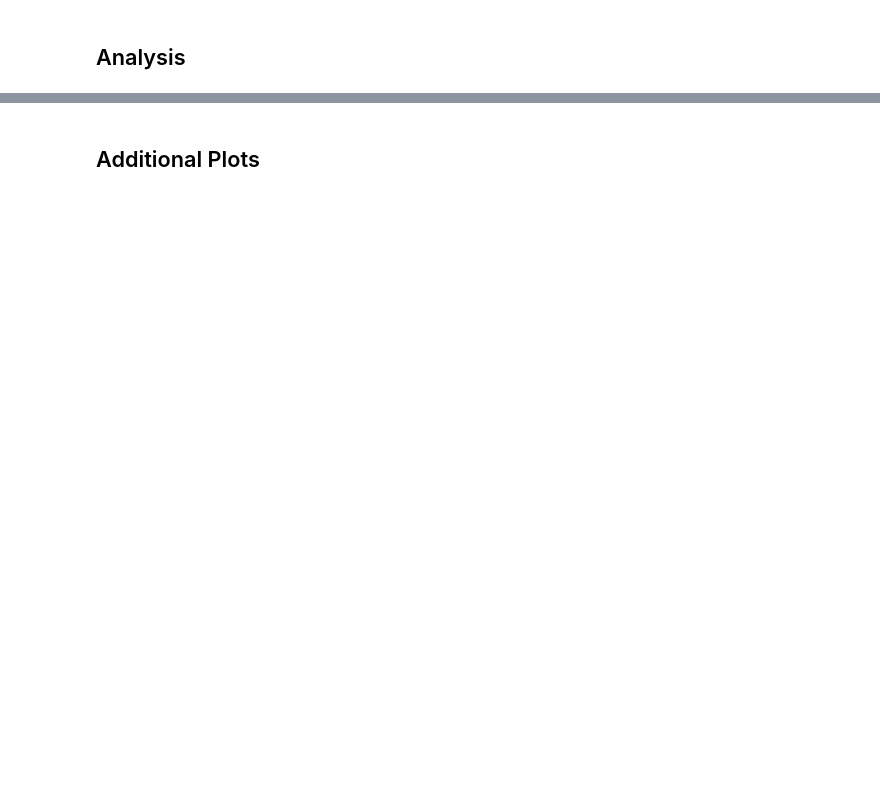
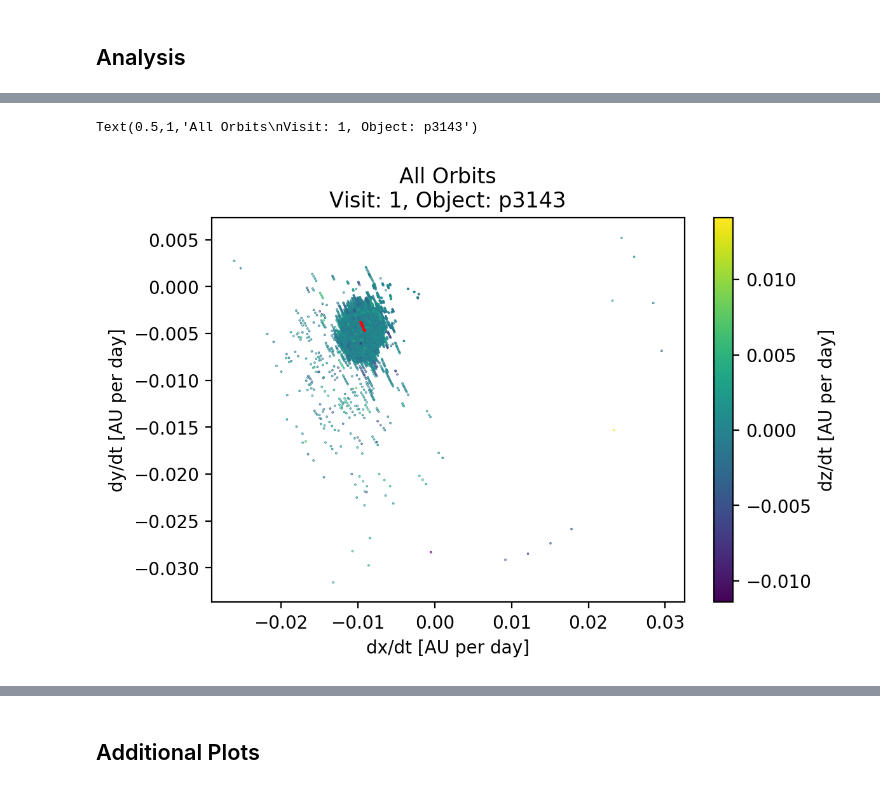
Before and after one commit to moeyensj/thor, a Jupyter notebook: notebooks/dev_msst.ipynb, the cells around one changed output, grey strips where cells are left out. Saved outputs shown, nothing was run; the diff lists cells and outputs as text; code cells hidden in the pictures; blank space fills up the shorter version.

```diff
--- a/notebooks/dev_msst.ipynb
+++ b/notebooks/dev_msst.ipynb
@@ -208,6 +211,22 @@ Text(2.60683,27.5298,'Found objects: 837')
 found_obs = projected_obs[projected_obs[columnMapping["name"]].isin(allObjects[allObjects["found"] == 1][columnMapping["name"]])]
 missed_obs = projected_obs[projected_obs[columnMapping["name"]].isin((allObjects[(allObjects["found"] == 0) & (allObjects["findable"] == 1)][columnMapping["name"]]))]
 obs = projected_obs[projected_obs[columnMapping["name"]] == avg_obj]
+# %%
+fig, ax = plotScatterContour(projected_obs,
+                                 columnMapping["obj_dx/dt_au_p_day"],
+                                 columnMapping["obj_dy/dt_au_p_day"],
+                                 columnMapping["obj_dz/dt_au_p_day"],
+                                 countLevels=4,
+                                 xLabel="dx/dt [AU per day]",
+                                 yLabel="dy/dt [AU per day]",
+                                 zLabel="dz/dt [AU per day]")
+
+#ax.text(_setPercentage(ax.get_xlim(), 0.6), _setPercentage(ax.get_ylim(), 0.95), "Missed objects: {}".format(len(missed)))
+ax.scatter(*obs[[columnMapping["obj_dx/dt_au_p_day"], columnMapping["obj_dy/dt_au_p_day"]]].values.T, c="r", s=1, marker="+")
+ax.set_title("All Orbits\nVisit: {}, Object: {}".format(visitId, avg_obj))
+# %% [output]
+Text(0.5,1,'All Orbits\nVisit: 1, Object: p3143')
+[figure, added]
 # %%
 fig, ax = plotScatterContour(missed_obs,
                                  columnMapping["obj_dx/dt_au_p_day"],
```
Also changed, not shown: parts of 26 cells of this notebook.
